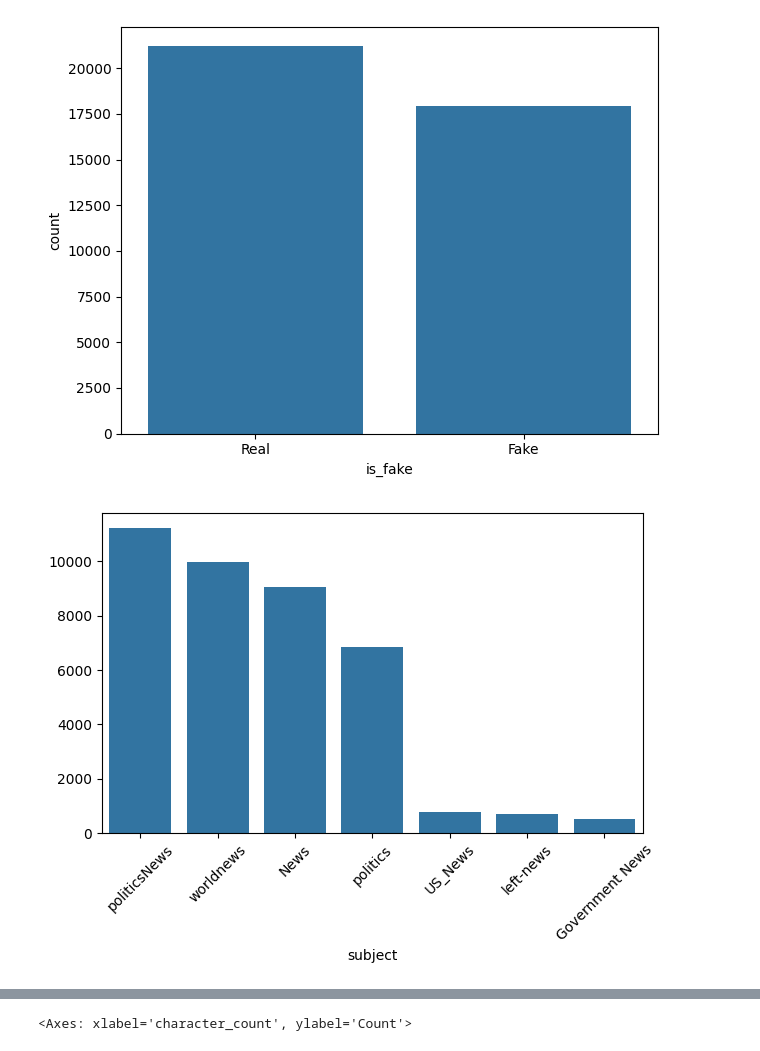
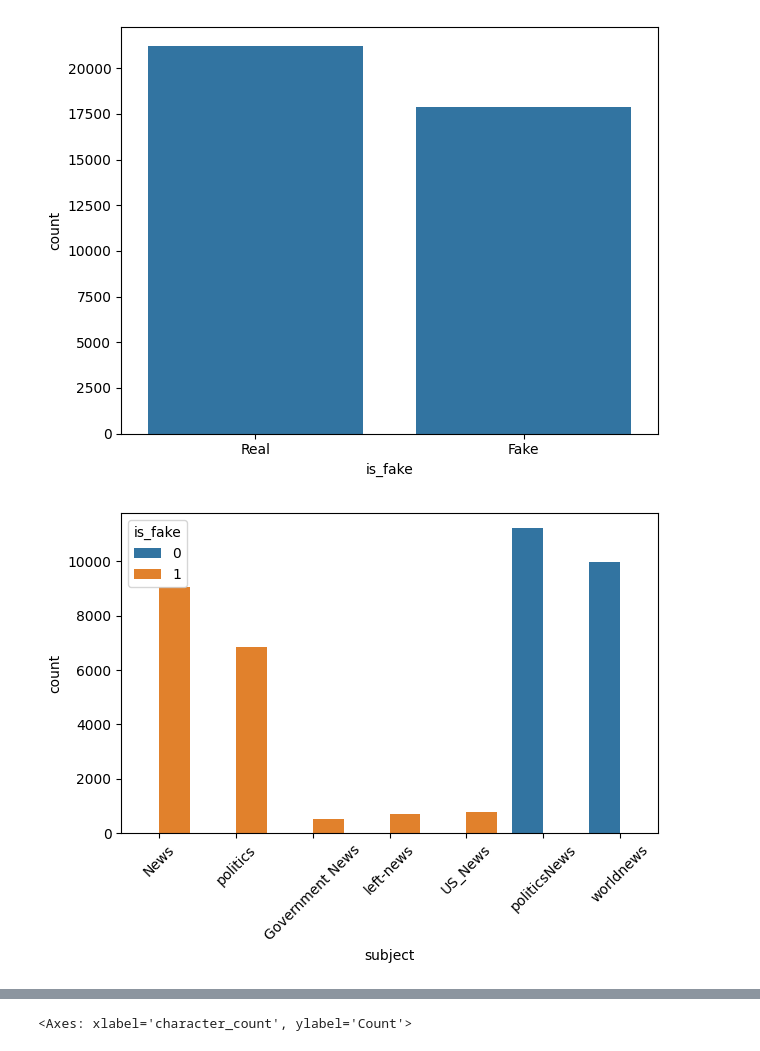
Before and after one commit to LexaBeni/fake-news-detection, a Jupyter notebook: notebooks/EDA.ipynb, the cells around one changed output, grey strips where cells are left out. Cells and saved outputs as stored; diff of their text form; code cells hidden in the pictures.

```diff
--- a/notebooks/EDA.ipynb
+++ b/notebooks/EDA.ipynb
@@ -11,4 +28,17 @@ true_df = pd.read_csv(r"D:\IT\Python\fake-news-detection\data\True.csv\True.csv"
+# %%
+def add_features(df):
+    df = df.copy()
+    df['word_count'] = df['text'].apply(lambda x: len(re.findall(r"\w+", x)), )
+    df['character_count'] = df['text'].apply(lambda x: len(x))
+    df['average_word_length'] = df['character_count']/df['word_count'].replace(0, np.nan)
+    df["title_word_count"] = df['title'].apply(lambda x: len(re.findall(r'\w+', x)))
+    df["title_character_count"] = df['title'].apply(lambda x: len(x))
+    df["exclamation_count"] = df['text'].apply(lambda x: x.count('!'))
+    df['uppercase_ratio'] = df['text'].apply(lambda x: (sum(1 for ch in x if ch.isupper()) / sum(1 for ch in x if ch.isalpha())) if any(ch.isalpha() for ch in x) else 0)
+    df['url_count'] = df['text'].apply(lambda x: len(re.findall(r'https?|ftp', x)))
+
+    return df
 # %%
-fake_df['is_fake'] = 1
-true_df['is_fake'] = 0
+fake_news['is_fake'] = 1
+true_news['is_fake'] = 0
 # %%
@@ -22,7 +52,7 @@ print(true_df.duplicated().sum())
 3
 206
 # %%
-df = pd.concat([fake_df, true_df])
+df = pd.concat([fake_news, true_news])
 # %%
 df.shape
 # %% [output]
@@ -70,0 +99,3 @@ len(df)
+# %%
+df = clean_df(df)
+df = add_features(df)
@@ -79,6 +132,6 @@ subjects = df['subject'].value_counts()
 # %%
-sns.barplot(x = subjects.index, y = subjects.values)
+sns.countplot(data=df, x='subject', hue='is_fake', dodge='multiple')
 plt.xticks(rotation=45)
 plt.tight_layout()
 # %% [output]
-[figure, old version]
+[figure, new version]
```
Also changed, not shown: parts of 37 cells of this notebook.
